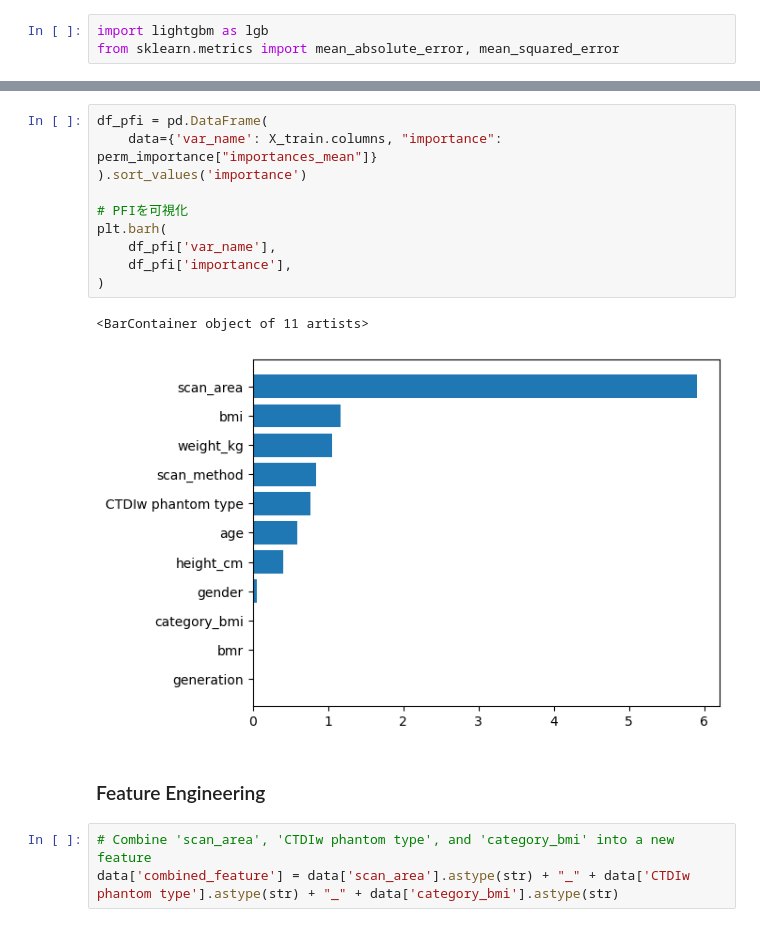
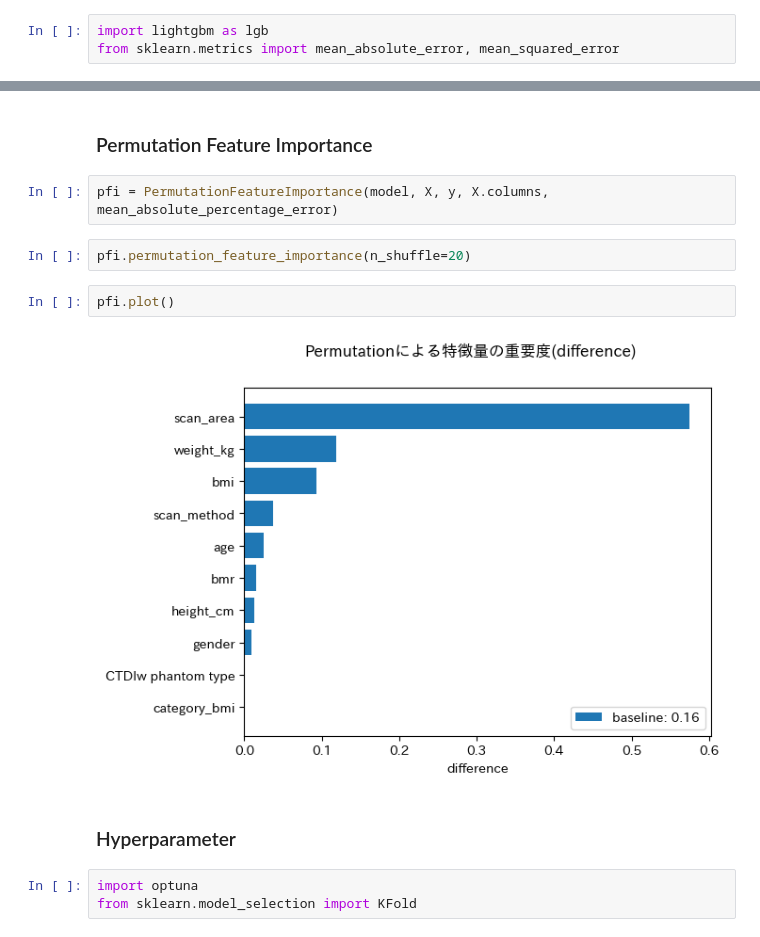
Before and after one commit to y-hiroki-radiotech/CT-dose-prediction, a Jupyter notebook: scan_preprocess_data.ipynb, the cells around one changed output, grey strips where cells are left out. Cells and saved outputs as stored; diff of their text form.

```diff
--- a/scan_preprocess_data.ipynb
+++ b/scan_preprocess_data.ipynb
@@ -344,18 +272,15 @@ print(perm_importance.importances_mean)
-# %%
-df_pfi = pd.DataFrame(
-    data={'var_name': X_train.columns, "importance": perm_importance["importances_mean"]}
-).sort_values('importance')
-
-# PFIを可視化
-plt.barh(
-    df_pfi['var_name'],
-    df_pfi['importance'],
-)
-# %% [output]
-<BarContainer object of 11 artists>
-[figure, removed]
-# %% [markdown]
-### Feature Engineering
-# %%
-# Combine 'scan_area', 'CTDIw phantom type', and 'category_bmi' into a new feature
-data['combined_feature'] = data['scan_area'].astype(str) + "_" + data['CTDIw phantom type'].astype(str) + "_" + data['category_bmi'].astype(str)
+# %% [markdown]
+### Permutation Feature Importance
+# %%
+pfi = PermutationFeatureImportance(model, X, y, X.columns, mean_absolute_percentage_error)
+# %%
+pfi.permutation_feature_importance(n_shuffle=20)
+# %%
+pfi.plot()
+# %% [output]
+[figure, added]
+# %% [markdown]
+### Hyperparameter
+# %%
+import optuna
+from sklearn.model_selection import KFold
```
Also changed, not shown: parts of 11 cells of this notebook.
